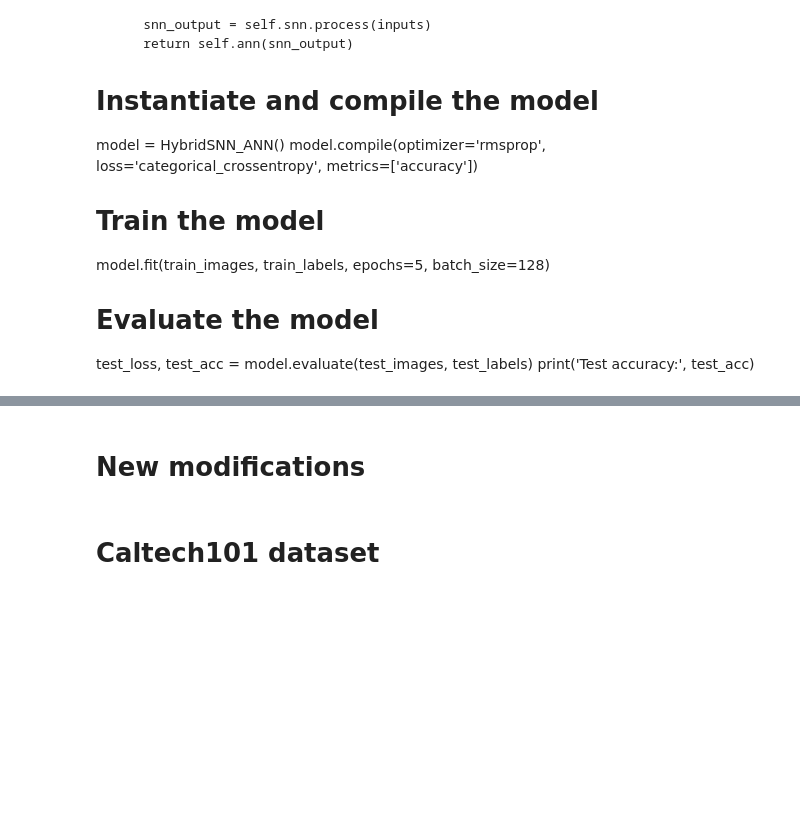
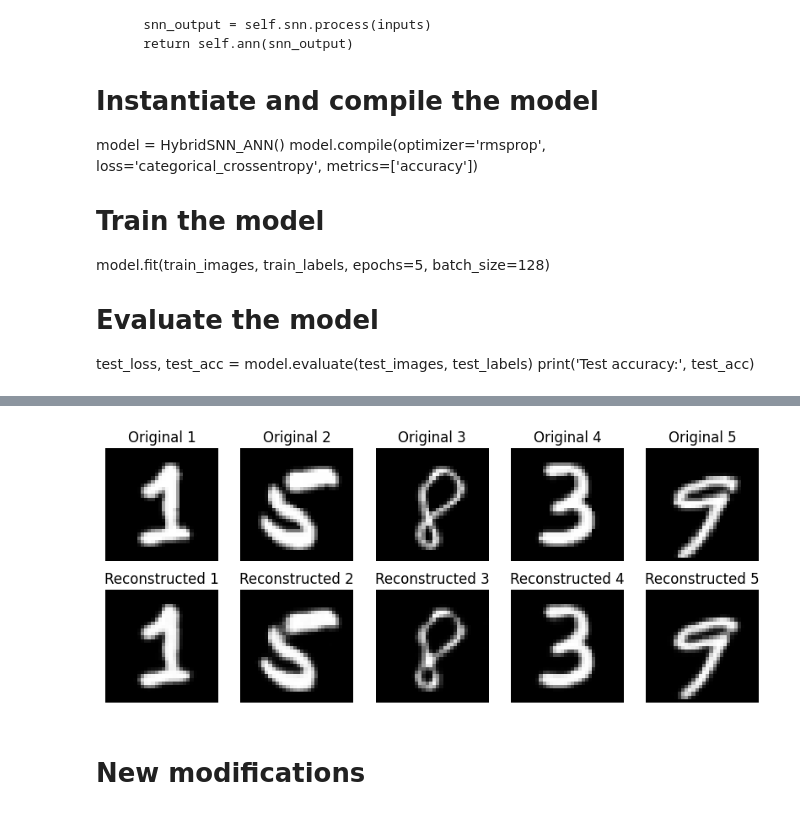
Before and after one commit to dipanwitadash/Neuromorphic-Computing-Project-Team-3, a Jupyter notebook: snn-ann-hybid-mnist.ipynb, the cells around one changed output, grey strips where cells are left out. Drawn from its saved outputs; the diff is of its cells as text; code cells hidden in the pictures; blank space fills up the shorter version.

```diff
--- a/snn-ann-hybid-mnist.ipynb
+++ b/snn-ann-hybid-mnist.ipynb
@@ -299,34 +399,36 @@ import torch
 
 # Get some test data for visualization
 dataiter = iter(test_loader)
 images, _ = next(dataiter)
 images = images.to(device)
 
 # Get the output from the model for these images
 with torch.no_grad():
     model.eval()
-    outputs = model(images)
+    outputs, _ = model(images)
 
 # Convert images and outputs to CPU for plotting if running on GPU
 images = images.cpu()
 outputs = outputs.cpu()
 
 # Plot the first few images and their reconstructions
 fig, axes = plt.subplots(nrows=2, ncols=5, figsize=(10, 4))
 for i in range(5):
     # Display original images
     ax = axes[0, i]
     ax.imshow(images[i].squeeze(), cmap='Greys_r')
     ax.set_title(f'Original {i+1}')
     ax.axis('off')
 
     # Display reconstructed images
     ax = axes[1, i]
     ax.imshow(outputs[i].squeeze(), cmap='Greys_r')
     ax.set_title(f'Reconstructed {i+1}')
     ax.axis('off')
 
 plt.show()
+# %% [output]
+[figure, added]
 # %% [markdown]
 # New modifications
 # %%
@@ -336,5 +438,3 @@ from torchsummary import summary
 
 model.to(device)  # Ensure the model is on the correct device
 summary(model, input_size=(1, input_size, input_size))  # input_size should match the model's input
-# %% [markdown]
-# Caltech101 dataset
```
Also changed, not shown: parts of 13 cells of this notebook.
